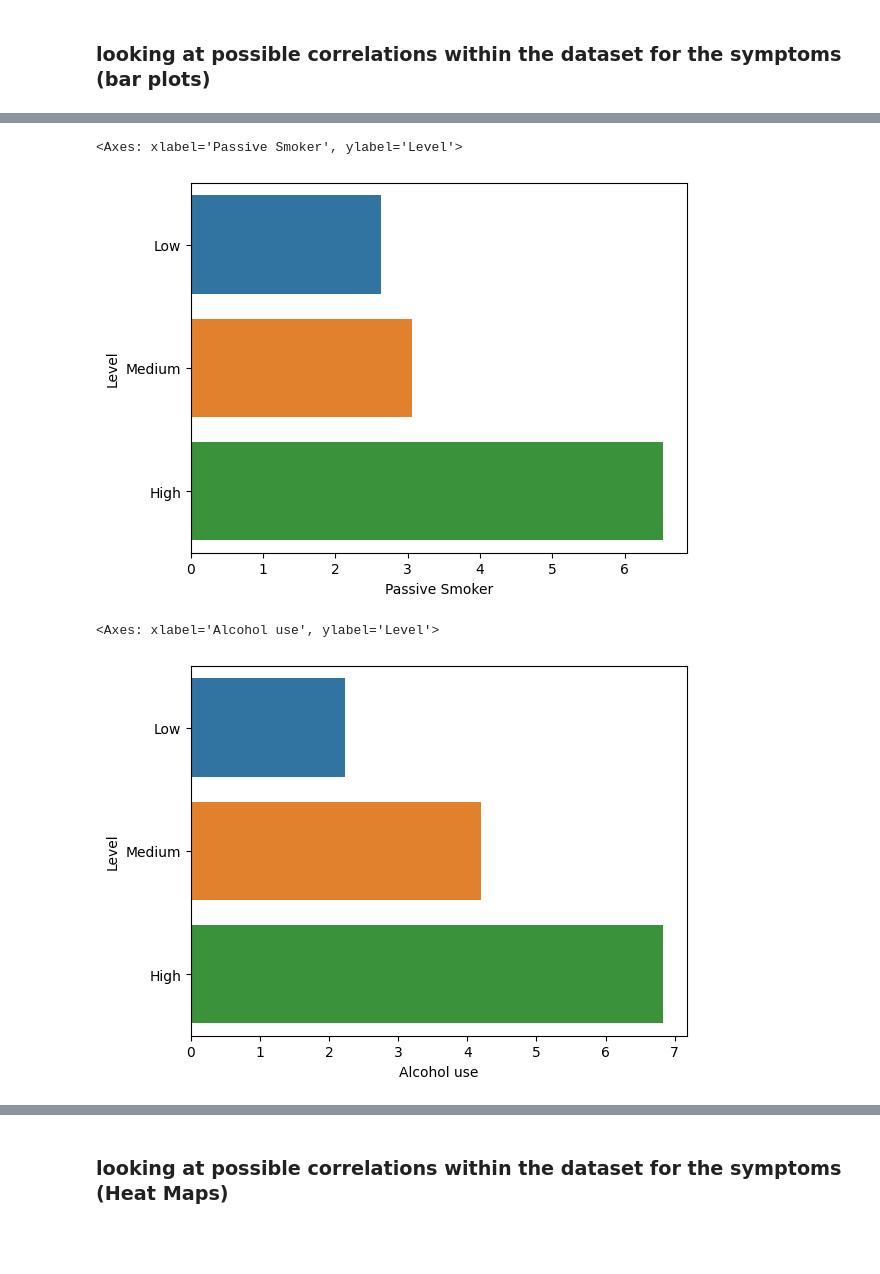
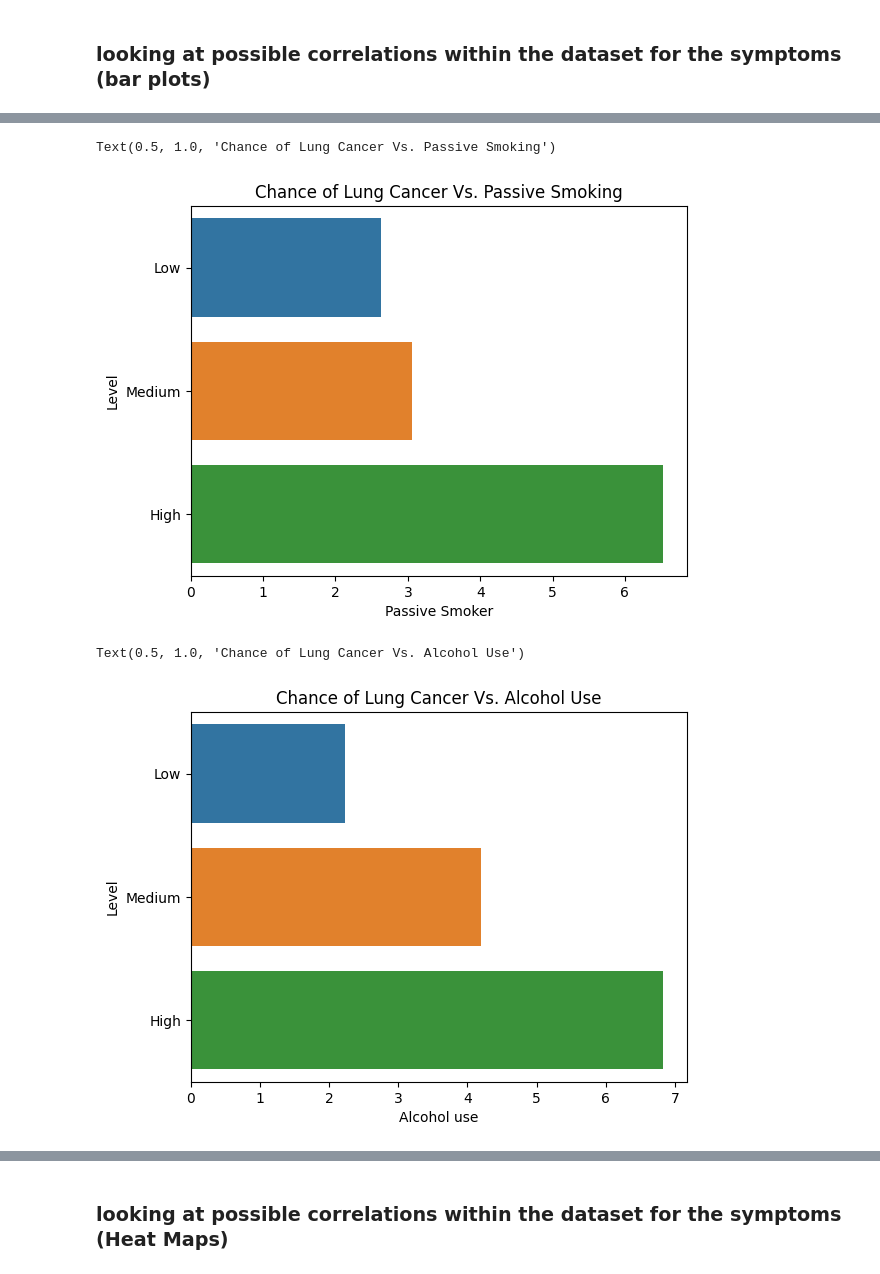
Before and after one commit to Graviton12/DS160_Final_Project_SZM, a Jupyter notebook: DS 160 Final Project SZM.ipynb, the cells around one changed output, grey strips where cells are left out. Drawn from its saved outputs; the diff is of its cells as text; code cells hidden in the pictures; blank space fills up the shorter version.

```diff
--- a/DS 160 Final Project SZM.ipynb
+++ b/DS 160 Final Project SZM.ipynb
@@ -195,15 +250,17 @@ sns.barplot(x='Smoking', y='Level', data=dataset, ci=False)
 # %%
 # bar plot of passive smaoking and level
 sns.barplot(x='Passive Smoker', y='Level', data=dataset, ci=False)
+plt.title('Chance of Lung Cancer Vs. Passive Smoking')
 # %% [output]
-<Axes: xlabel='Passive Smoker', ylabel='Level'>
+Text(0.5, 1.0, 'Chance of Lung Cancer Vs. Passive Smoking')
-[figure, old version]
+[figure, new version]
 # %%
 # bar plot of alcohol use and level
 sns.barplot(x='Alcohol use', y='Level', data=dataset, ci=False)
+plt.title('Chance of Lung Cancer Vs. Alcohol Use')
 # %% [output]
-<Axes: xlabel='Alcohol use', ylabel='Level'>
+Text(0.5, 1.0, 'Chance of Lung Cancer Vs. Alcohol Use')
-[figure, old version]
+[figure, new version]
 # %%
 # bar plot of genetic risk and level
 sns.barplot(x='Genetic Risk', y='Level', data=dataset, ci=False)
```
Also changed, not shown: parts of 60 cells of this notebook.
